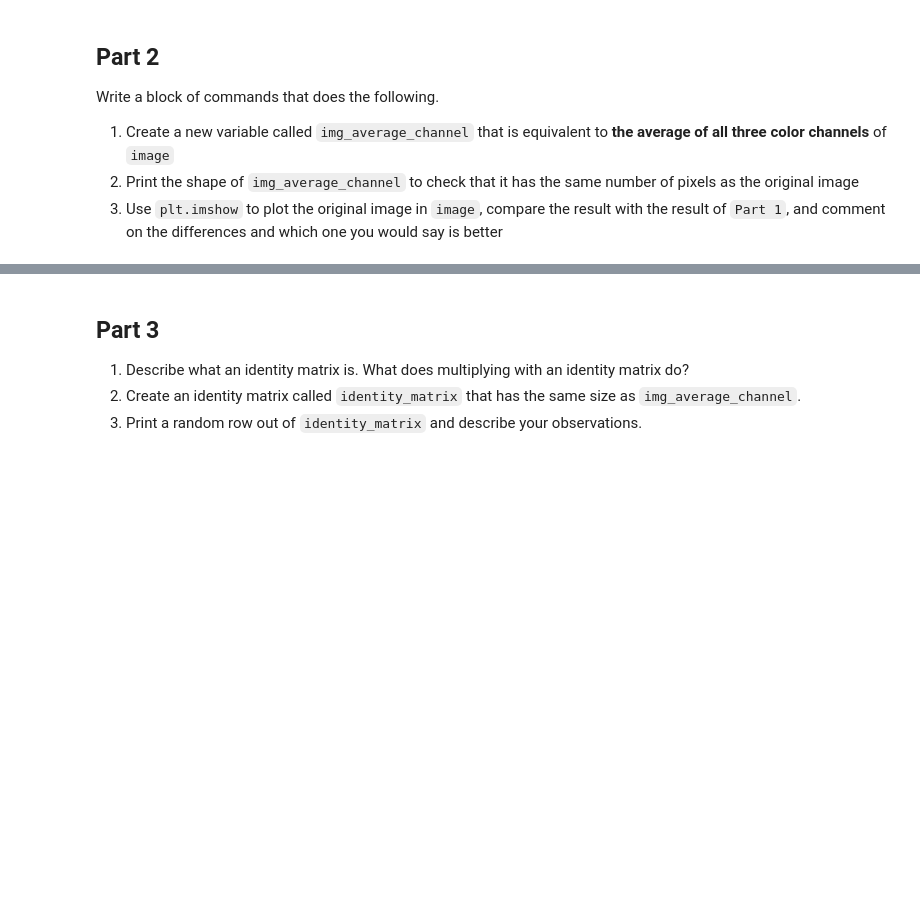
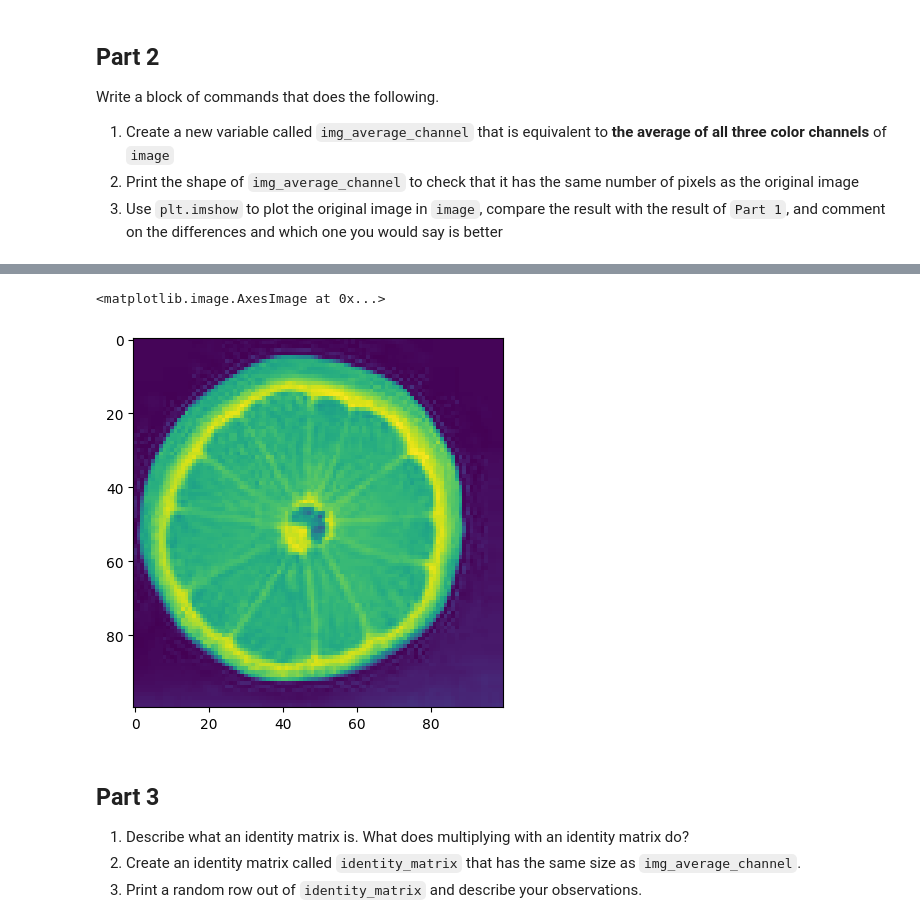
Before and after one commit to bryanl1/pattern-recognition, a Jupyter notebook: HW1/HW1.ipynb, the cells around one changed output, grey strips where cells are left out. Cells and saved outputs as stored; diff of their text form; code cells hidden in the pictures; blank space fills up the shorter version.

```diff
--- a/HW1/HW1.ipynb
+++ b/HW1/HW1.ipynb
@@ -66,3 +98,9 @@ img_average_channel = np.mean()
+# %%
+#Showing the average channel image
+plt.imshow(img_average_channel)
+# %% [output]
+<matplotlib.image.AxesImage at 0x...>
+[figure, added]
 # %% [markdown]
 ## Part 3
 
```
Also changed, not shown: parts of 14 cells of this notebook, 1 other file.
